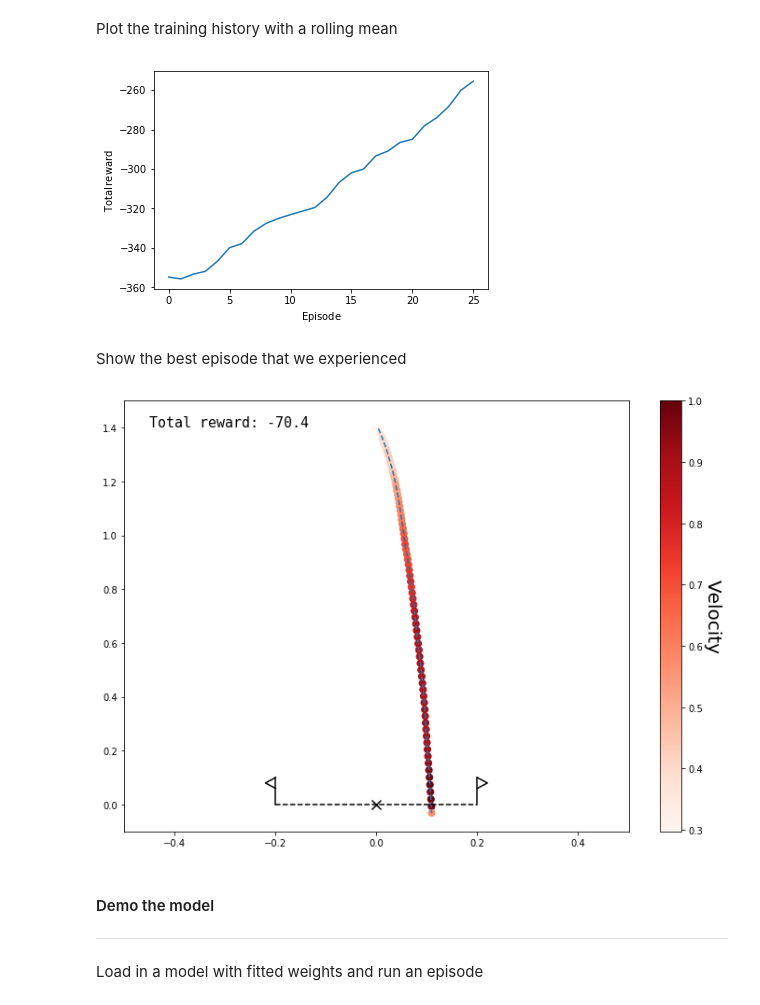
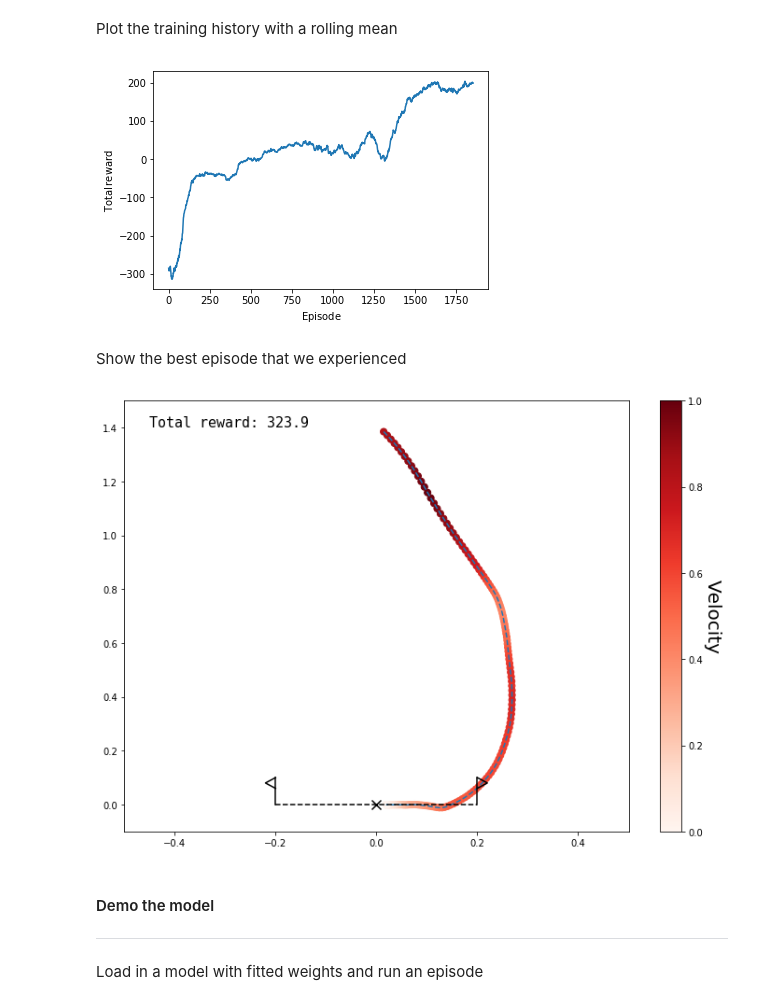
Before and after one commit to slyddon/open-ai-gym, a Jupyter notebook: notebooks/lunar_lander_dqn.ipynb, the cells around one changed output. Cells and saved outputs as stored; diff of their text form; code cells hidden in the pictures.

```diff
--- a/notebooks/lunar_lander_dqn.ipynb
+++ b/notebooks/lunar_lander_dqn.ipynb
@@ -38,13 +41,13 @@ IPython 7.2.0
 ***
 # %%
 env_name = "LunarLander-v2"
-total_episodes = 100
-max_time_steps = 500
+total_episodes = 2500
+max_time_steps = 512
 env_seed = None
 unique_run = None # "8529a77d-e192-4adc-922e-b432e2f2d7a2"
 
 load = False
-save = False
+save = True
 rendering = False
 replay = False
 # %%
@@ -77,6 +80,7 @@ We train using a Q-learning approach.
 # %%
 %%time
 converged = False
+print("Starting training...")
 for episode_number in range(total_episodes):
 
     # record memories
@@ -98,27 +102,26 @@ for episode_number in range(total_episodes):
         action_bot.obs = obs
         action_bot.episode_n = episode_number
         action = action_bot.get_dq_action()
-
         new_obs, reward, done, _ = env.step(action)
         action_bot.next_obs = new_obs
 
         episode_memory.update(action, reward)
         experiences, learn = replay_memory.update(
-            obs, action, reward, new_obs, done, t
+            obs, action, reward, new_obs, done, episode_number
         )
         if learn:
             action_bot.learn(experiences)
+        obs = new_obs
+        t += 1
 
     env.close()
 
     if episode_number % 100 == 0 and episode_number > 0:
         print(
-            "Rolling average reward for episode:{} = {}".format(
-                episode_number, np.mean(reward_window)
-            )
+            f"Rolling average reward for episode:{episode_number} = {np.mean(reward_window)}"
         )
 
-    if episode_number % 500 == 0 and save:
+    if episode_number > 0 and episode_number % 500 == 0 and save:
         action_bot.save_dqn_weights(unique_run)
 
     reward_vals.append(episode_memory.total_reward)
@@ -129,11 +132,11 @@ for episode_number in range(total_episodes):
 
     if np.mean(reward_window) > 200:
         converged = True
-        print("Converged after {} episodes.".format(episode_number))
+        print(f"Converged after {episode_number} episodes.")
         break
 
-print("Highest total reward = {}".format(best_memory.total_reward))
-print("Average total reward = {}".format(sum(reward_vals) / total_episodes))
+print(f"Highest total reward = {best_memory.total_reward}")
+print(f"Average total reward = {sum(reward_vals) / total_episodes}")
 
 if save:
     action_bot.save_dqn_weights(unique_run)
@@ -147,12 +150,10 @@ if save:
 
     with open(logging_file, "a") as logs:
         logs.write(
-            "{}, {}, {}, {}, {}\n".format(
-                datetime.datetime.now().isoformat(),
-                unique_run,
-                converged,
-                episode_number + 1,
-                np.mean(reward_window),
-            )
+            f"{datetime.datetime.now().isoformat()}, "
+            f"{unique_run}, "
+            f"{converged}, "
+            f"{episode_number + 1}, "
+            f"{np.mean(reward_window)}\n"
         )
 # %% [output]
@@ -168,13 +183,13 @@ plt.xlabel(r"$\mathrm{Episode}$")
 plt.ylabel(r"$\mathrm{Total \/ reward}$")
 plt.show()
 # %% [output]
-[figure, old version]
+[figure, new version]
 # %% [markdown]
 Show the best episode that we experienced
 # %%
-best_memory.replay()
+best_memory.replay(True)
 # %% [output]
-[figure, old version]
+[figure, new version]
 # %% [markdown]
 #### Demo the model
 ***
```
Also changed, not shown: parts of 4 cells of this notebook, 2 other files.
